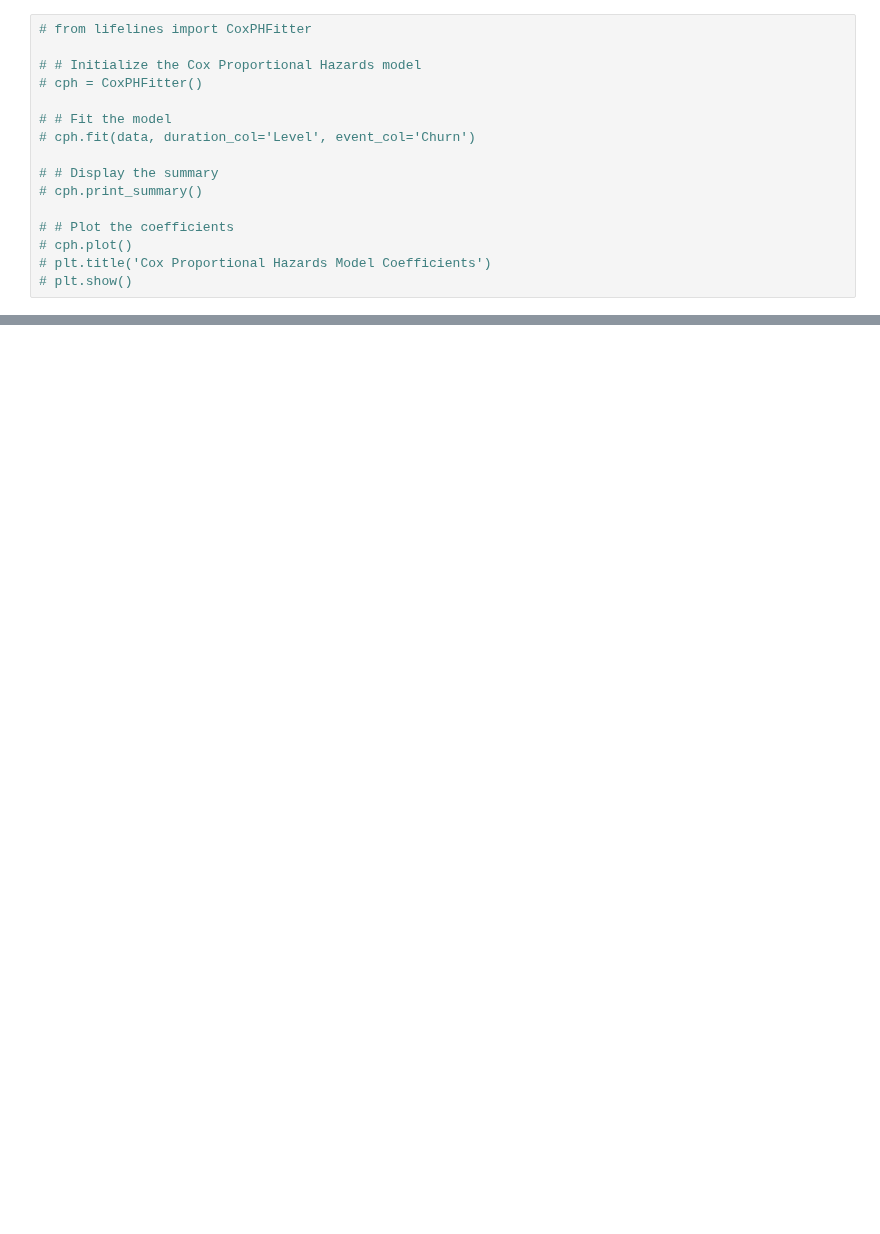
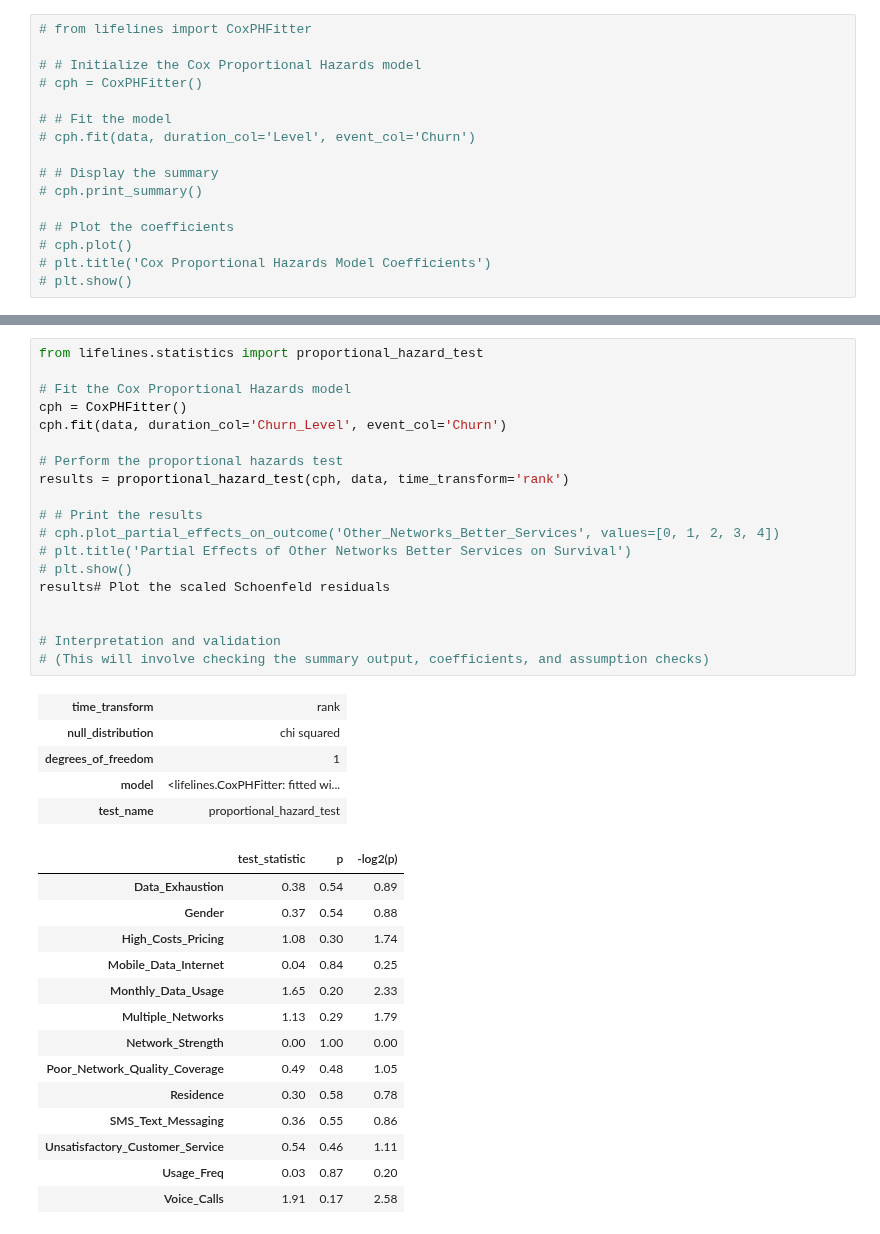
Before and after one commit to TravisBoltz/Decoding-Churn-Prediction-and-Student-Retention, a Jupyter notebook: Python Scripts/notebooks/Synthetic/random_sampling.ipynb, the cells around one changed output, grey strips where cells are left out. Drawn from its saved outputs; the diff is of its cells as text; blank space fills up the shorter version.

```diff
--- a/Python Scripts/notebooks/Synthetic/random_sampling.ipynb
+++ b/Python Scripts/notebooks/Synthetic/random_sampling.ipynb
@@ -563,0 +515,39 @@ below.
+# %%
+from lifelines.statistics import proportional_hazard_test
+
+# Fit the Cox Proportional Hazards model
+cph = CoxPHFitter()
+cph.fit(data, duration_col='Churn_Level', event_col='Churn')
+
+# Perform the proportional hazards test
+results = proportional_hazard_test(cph, data, time_transform='rank')
+
+# # Print the results
+# cph.plot_partial_effects_on_outcome('Other_Networks_Better_Services', values=[0, 1, 2, 3, 4])
+# plt.title('Partial Effects of Other Networks Better Services on Survival')
+# plt.show()
+results# Plot the scaled Schoenfeld residuals
+
+
+# Interpretation and validation
+# (This will involve checking the summary output, coefficients, and assumption checks)
+# %% [output]
+| time_transform | rank |
+| null_distribution | chi squared |
+| degrees_of_freedom | 1 |
+| model | <lifelines.CoxPHFitter: fitted wi... |
+| test_name | proportional_hazard_test |
+|  | test_statistic | p | -log2(p) |
+| Data_Exhaustion | 0.38 | 0.54 | 0.89 |
+| Gender | 0.37 | 0.54 | 0.88 |
+| High_Costs_Pricing | 1.08 | 0.30 | 1.74 |
+| Mobile_Data_Internet | 0.04 | 0.84 | 0.25 |
+| Monthly_Data_Usage | 1.65 | 0.20 | 2.33 |
+| Multiple_Networks | 1.13 | 0.29 | 1.79 |
+| Network_Strength | 0.00 | 1.00 | 0.00 |
+| Poor_Network_Quality_Coverage | 0.49 | 0.48 | 1.05 |
+| Residence | 0.30 | 0.58 | 0.78 |
+| SMS_Text_Messaging | 0.36 | 0.55 | 0.86 |
+| Unsatisfactory_Customer_Service | 0.54 | 0.46 | 1.11 |
+| Usage_Freq | 0.03 | 0.87 | 0.20 |
+| Voice_Calls | 1.91 | 0.17 | 2.58 |
```
Also changed, not shown: parts of 18 cells of this notebook, 3 other files.
